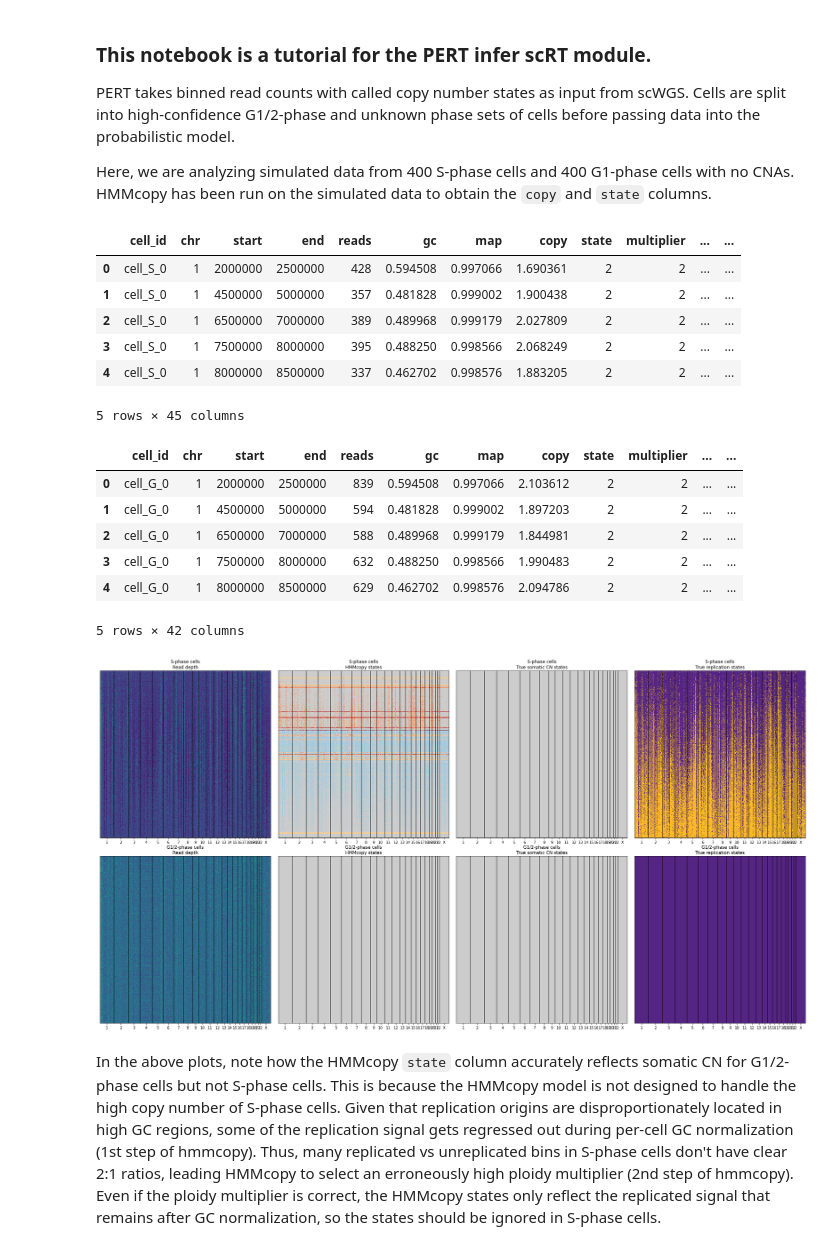
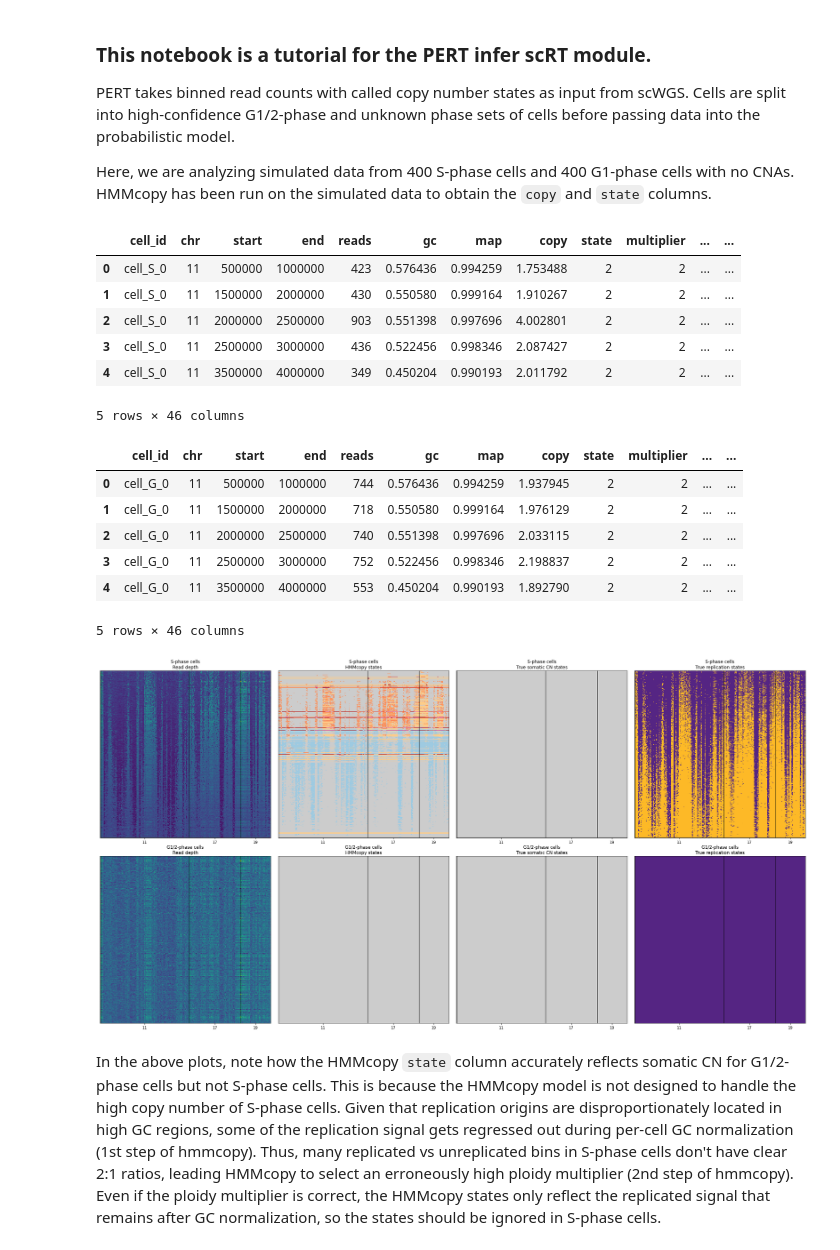
Before and after one commit to shahcompbio/scdna_replication_tools, a Jupyter notebook: notebooks/inference_tutorial.ipynb, the cells around one changed output. Cells and saved outputs as stored; diff of their text form; code cells hidden in the pictures.

```diff
--- a/notebooks/inference_tutorial.ipynb
+++ b/notebooks/inference_tutorial.ipynb
@@ -15,27 +15,27 @@ from scdna_replication_tools.plot_pert_output import plot_model_results
 # %%
 # load the simulated data from the paper
 # this corresponds to the data seen in simulated dataset 1.0
-cn_s = pd.read_csv('data/D1.0/s_phase_cells_hmmcopy.csv.gz')
-cn_g1 = pd.read_csv('data/D1.0/g1_phase_cells_hmmcopy.csv.gz')
+cn_s = pd.read_csv('data/D1.0/s_phase_cells_hmmcopy_trimmed.csv.gz', dtype={'chr': str})
+cn_g1 = pd.read_csv('data/D1.0/g1_phase_cells_hmmcopy_trimmed.csv.gz', dtype={'chr': str})
 cn_s.head()
 # %% [output]
 |  | cell_id | chr | start | end | reads | gc | map | copy | state | multiplier | ... | ... |
-| 0 | cell_S_0 | 1 | 2000000 | 2500000 | 428 | 0.594508 | 0.997066 | 1.690361 | 2 | 2 | ... | ... |
-| 1 | cell_S_0 | 1 | 4500000 | 5000000 | 357 | 0.481828 | 0.999002 | 1.900438 | 2 | 2 | ... | ... |
-| 2 | cell_S_0 | 1 | 6500000 | 7000000 | 389 | 0.489968 | 0.999179 | 2.027809 | 2 | 2 | ... | ... |
-| 3 | cell_S_0 | 1 | 7500000 | 8000000 | 395 | 0.488250 | 0.998566 | 2.068249 | 2 | 2 | ... | ... |
-| 4 | cell_S_0 | 1 | 8000000 | 8500000 | 337 | 0.462702 | 0.998576 | 1.883205 | 2 | 2 | ... | ... |
+| 0 | cell_S_0 | 11 | 500000 | 1000000 | 423 | 0.576436 | 0.994259 | 1.753488 | 2 | 2 | ... | ... |
+| 1 | cell_S_0 | 11 | 1500000 | 2000000 | 430 | 0.550580 | 0.999164 | 1.910267 | 2 | 2 | ... | ... |
+| 2 | cell_S_0 | 11 | 2000000 | 2500000 | 903 | 0.551398 | 0.997696 | 4.002801 | 2 | 2 | ... | ... |
+| 3 | cell_S_0 | 11 | 2500000 | 3000000 | 436 | 0.522456 | 0.998346 | 2.087427 | 2 | 2 | ... | ... |
+| 4 | cell_S_0 | 11 | 3500000 | 4000000 | 349 | 0.450204 | 0.990193 | 2.011792 | 2 | 2 | ... | ... |
-5 rows × 45 columns
+5 rows × 46 columns
 # %%
 cn_g1.head()
 # %% [output]
 |  | cell_id | chr | start | end | reads | gc | map | copy | state | multiplier | ... | ... |
-| 0 | cell_G_0 | 1 | 2000000 | 2500000 | 839 | 0.594508 | 0.997066 | 2.103612 | 2 | 2 | ... | ... |
-| 1 | cell_G_0 | 1 | 4500000 | 5000000 | 594 | 0.481828 | 0.999002 | 1.897203 | 2 | 2 | ... | ... |
-| 2 | cell_G_0 | 1 | 6500000 | 7000000 | 588 | 0.489968 | 0.999179 | 1.844981 | 2 | 2 | ... | ... |
-| 3 | cell_G_0 | 1 | 7500000 | 8000000 | 632 | 0.488250 | 0.998566 | 1.990483 | 2 | 2 | ... | ... |
-| 4 | cell_G_0 | 1 | 8000000 | 8500000 | 629 | 0.462702 | 0.998576 | 2.094786 | 2 | 2 | ... | ... |
+| 0 | cell_G_0 | 11 | 500000 | 1000000 | 744 | 0.576436 | 0.994259 | 1.937945 | 2 | 2 | ... | ... |
+| 1 | cell_G_0 | 11 | 1500000 | 2000000 | 718 | 0.550580 | 0.999164 | 1.976129 | 2 | 2 | ... | ... |
+| 2 | cell_G_0 | 11 | 2000000 | 2500000 | 740 | 0.551398 | 0.997696 | 2.033115 | 2 | 2 | ... | ... |
+| 3 | cell_G_0 | 11 | 2500000 | 3000000 | 752 | 0.522456 | 0.998346 | 2.198837 | 2 | 2 | ... | ... |
+| 4 | cell_G_0 | 11 | 3500000 | 4000000 | 553 | 0.450204 | 0.990193 | 1.892790 | 2 | 2 | ... | ... |
-5 rows × 42 columns
+5 rows × 46 columns
 # %%
 # add the replication columns for the G1-phase cells
 cn_g1['true_rep'] = 0.0
@@ -52,7 +52,7 @@ plot_model_results(
 )
 plt.show()
 # %% [output]
-[figure, old version]
+[figure, new version]
 # %% [markdown]
 In the above plots, note how the HMMcopy `state` column accurately reflects somatic CN for G1/2-phase cells but not S-phase cells. This is because the HMMcopy model is not designed to handle the high copy number of S-phase cells. Given that replication origins are disproportionately located in high GC regions, some of the replication signal gets regressed out during per-cell GC normalization (1st step of hmmcopy). Thus, many replicated vs unreplicated bins in S-phase cells don't have clear 2:1 ratios, leading HMMcopy to select an erroneously high ploidy multiplier (2nd step of hmmcopy). Even if the ploidy multiplier is correct, the HMMcopy states only reflect the replicated signal that remains after GC normalization, so the states should be ignored in S-phase cells.
 # %% [markdown]
```
Also changed, not shown: parts of 6 cells of this notebook, 5 other files.
